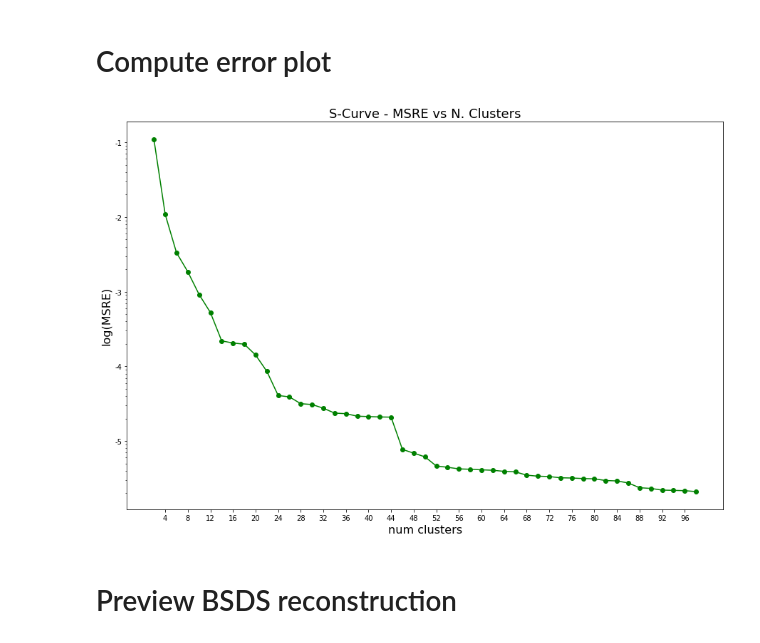
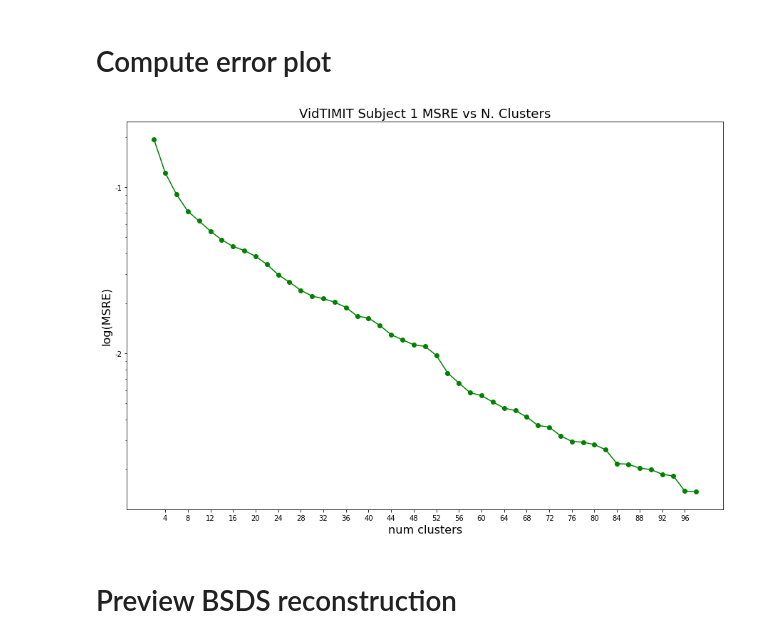
Before and after one commit to JunkyByte/ACDT, a Jupyter notebook: src/visual_saved.ipynb, the cells around one changed output. Saved outputs shown, nothing was run; the diff lists cells and outputs as text; code cells hidden in the pictures.

```diff
--- a/src/visual_saved.ipynb
+++ b/src/visual_saved.ipynb
@@ -32,8 +30,8 @@ dict_keys(['knn', 'X', 98, 96, 94, 92, 90, 88, 86, 84, 82, 80, 78, 76, 74, 72, 7
 # %%
-k = 12
+k = 15
 C = x[k]['C']
 if X[0].shape[0] == 2:
     draw_spiral_clusters(C, X, k=x['knn'])
 elif X[0].shape[0] == 3:
-    draw_3d_clusters(C, X, draw_planes=False)
+    draw_3d_clusters(C, X, draw_planes=True)
 # %% [output]
@@ -43,32 +41,40 @@ elif X[0].shape[0] == 3:
 # %%
 errors = {}
 for it in x.keys():
     if it == 'knn' or it == 'X':
         continue
 
     e = []
     C = x[it]['C']
     for Ci in C:
         F = Ci.F
         P = np.dot(F, F.T)
         samples = np.array(X[Ci.indices]).T
         mean_pos = np.mean(samples, axis=1, keepdims=True)
         s = samples - mean_pos
 
         proj = np.dot(P, s)
         e.append((s - proj)**2)
     errors[it] = np.mean(np.concatenate(e, axis=1), axis=(0, 1))
 
-plt.semilogy(list(errors.keys()), list(errors.values()), marker='o', color='g')
+xplot = np.array(list(errors.keys()))
+yplot = np.array(list(errors.values()))
+sidx = np.argsort(xplot)
+maxv = 25
+maxv = 100000
+xplot = xplot[sidx][:maxv]
+yplot = yplot[sidx][:maxv]
+
+plt.semilogy(xplot, yplot, marker='o', color='g')
 ax = plt.gca()
-plt.xticks(list(errors.keys())[1::2])
+plt.xticks(xplot[1::2])
 ax.yaxis.set_major_formatter(LogFormatterExponent())
-plt.title("S-Curve - MSRE vs N. Clusters", fontsize=18)
+plt.title("VidTIMIT Subject 1 MSRE vs N. Clusters", fontsize=18)
 plt.xlabel('num clusters', fontsize=16)
 plt.ylabel('log(MSRE)', fontsize=16)
 plt.show()
 # %% [output]
-[figure, old version]
+[figure, new version]
 # %% [markdown]
 # Preview BSDS reconstruction
 # %%
```
Also changed, not shown: parts of 19 cells of this notebook, 40 other files.
